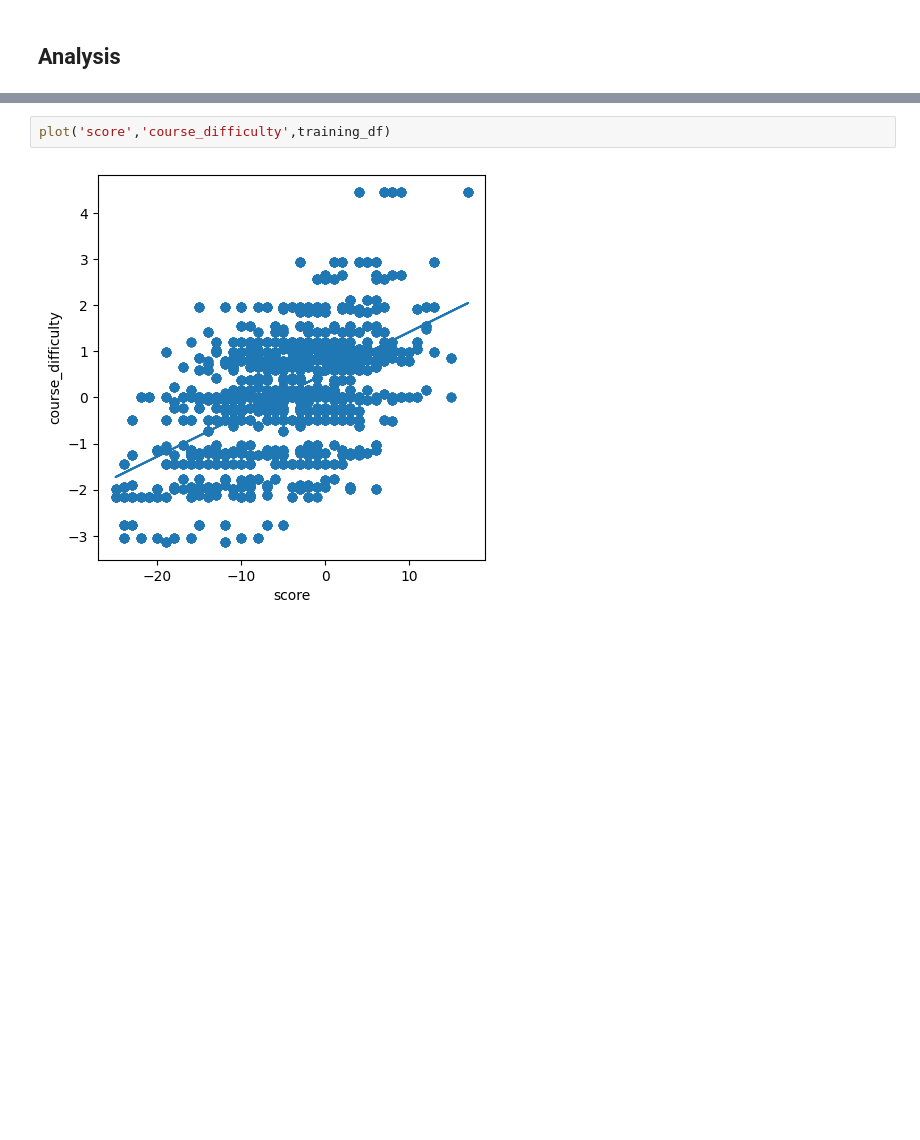
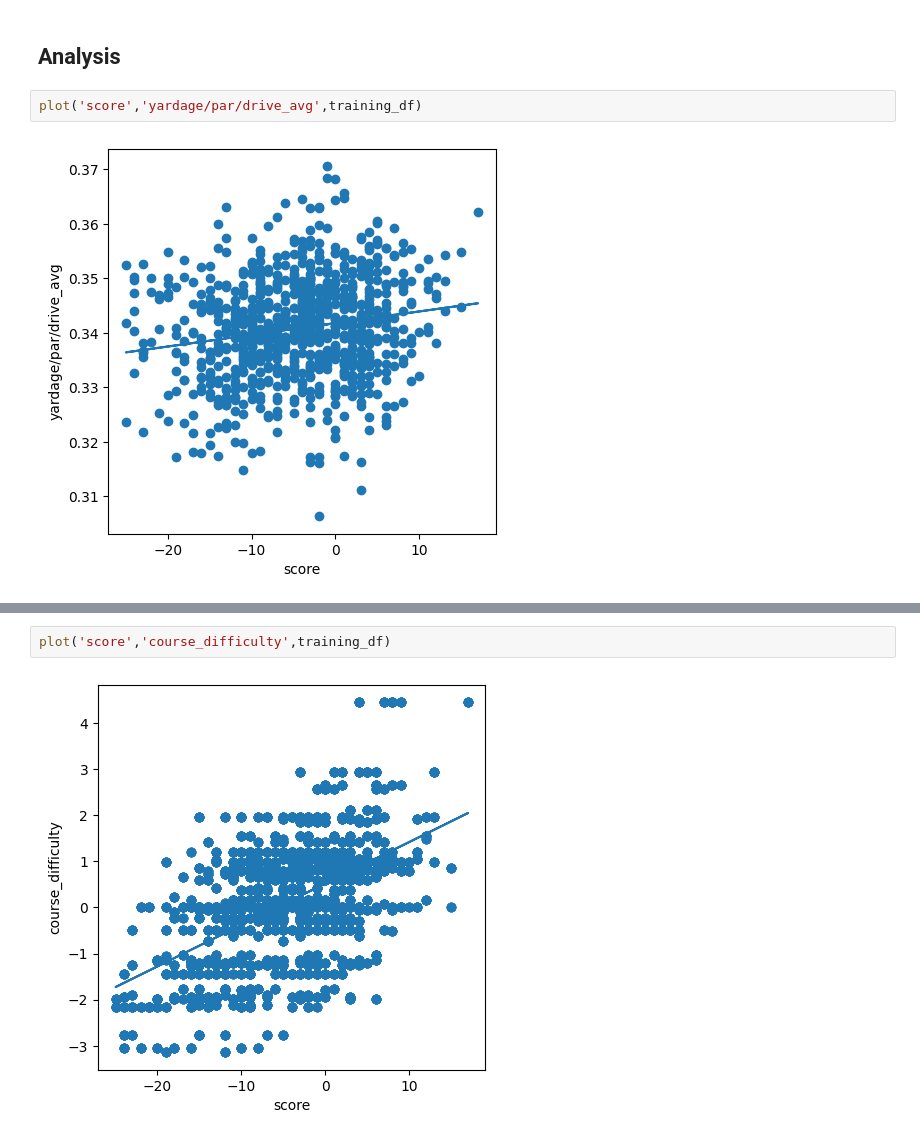
Before and after one commit to huntermitchell123/PGA_Winner_Prediction, a Jupyter notebook: v2/PGA_Winner_Prediction.ipynb, the cells around one changed output, grey strips where cells are left out. Drawn from its saved outputs; the diff is of its cells as text; blank space fills up the shorter version.

```diff
--- a/v2/PGA_Winner_Prediction.ipynb
+++ b/v2/PGA_Winner_Prediction.ipynb
@@ -606,3 +692,7 @@ training_df.head()
 # %% [markdown]
 ## Analysis
+# %%
+plot('score','yardage/par/drive_avg',training_df)
+# %% [output]
+[figure, added]
 # %%
```
Also changed, not shown: parts of 25 cells of this notebook.
